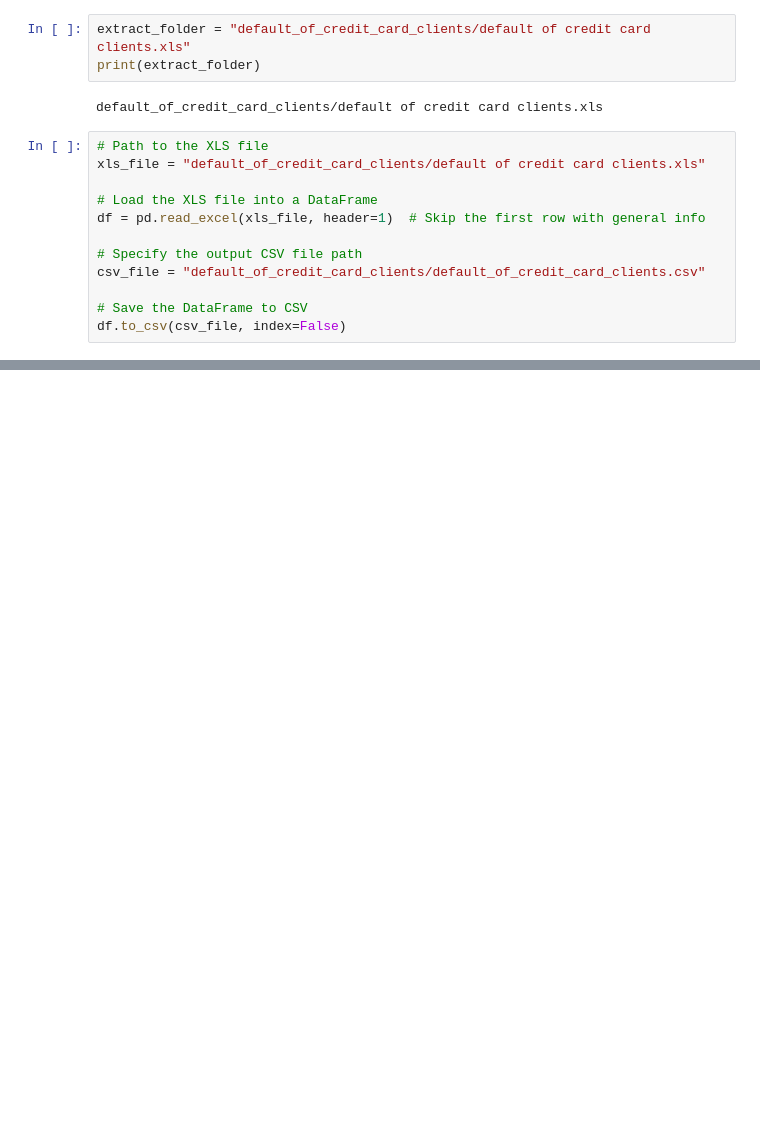
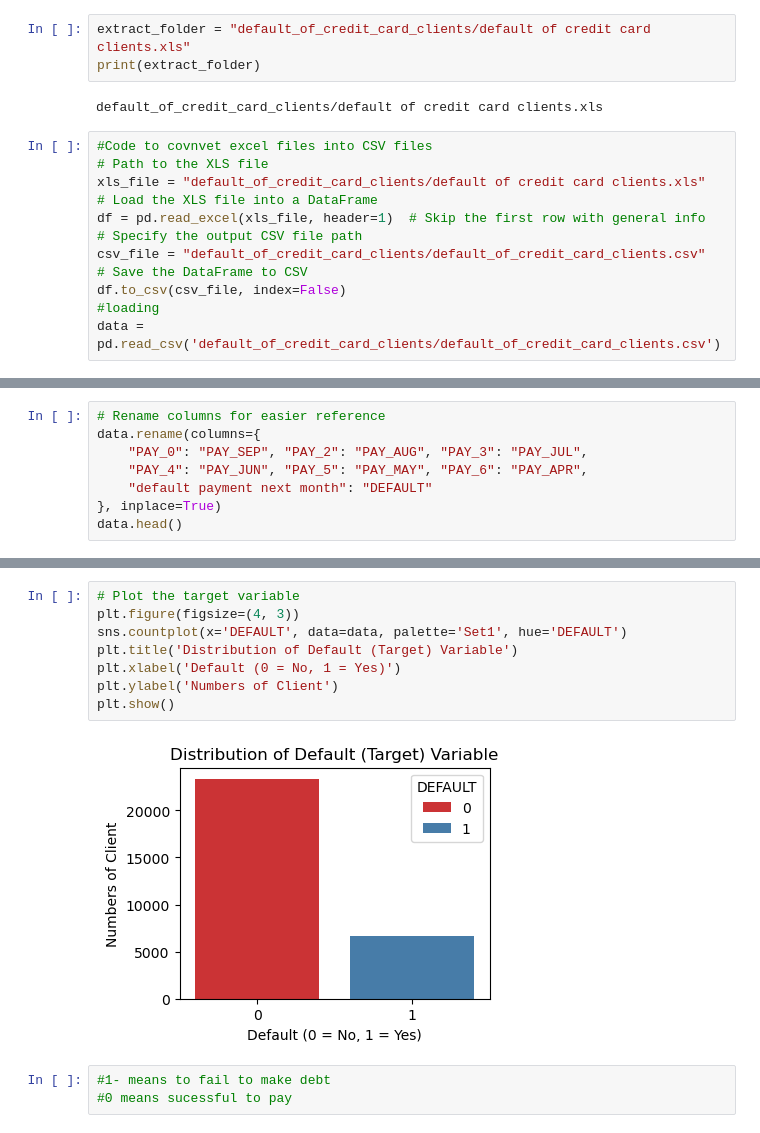
Before and after one commit to pradeepkhadka505/7072CEM-CourseWork, a Jupyter notebook: DefaultPayment_Of_ClientCreditCard_Prediction.ipynb, the cells around one changed output, grey strips where cells are left out. Saved outputs shown, nothing was run; the diff lists cells and outputs as text; blank space fills up the shorter version.

Commit message:
Exploratory Analysis and Data cleaning in Datasets

```diff
--- a/DefaultPayment_Of_ClientCreditCard_Prediction.ipynb
+++ b/DefaultPayment_Of_ClientCreditCard_Prediction.ipynb
@@ -55,14 +52,14 @@ print(extract_folder)
 # %% [output]
 default_of_credit_card_clients/default of credit card clients.xls
 # %%
+#Code to covnvet excel files into CSV files
 # Path to the XLS file
 xls_file = "default_of_credit_card_clients/default of credit card clients.xls"
-
 # Load the XLS file into a DataFrame
 df = pd.read_excel(xls_file, header=1)  # Skip the first row with general info
-
 # Specify the output CSV file path
 csv_file = "default_of_credit_card_clients/default_of_credit_card_clients.csv"
-
 # Save the DataFrame to CSV
 df.to_csv(csv_file, index=False)
+#loading
+data = pd.read_csv('default_of_credit_card_clients/default_of_credit_card_clients.csv')
@@ -103,0 +165,8 @@ df.describe
+# %%
+# Rename columns for easier reference
+data.rename(columns={
+    "PAY_0": "PAY_SEP", "PAY_2": "PAY_AUG", "PAY_3": "PAY_JUL",
+    "PAY_4": "PAY_JUN", "PAY_5": "PAY_MAY", "PAY_6": "PAY_APR",
+    "default payment next month": "DEFAULT"
+}, inplace=True)
+data.head()
@@ -103,0 +194,13 @@ df.describe
+# %%
+# Plot the target variable
+plt.figure(figsize=(4, 3))
+sns.countplot(x='DEFAULT', data=data, palette='Set1', hue='DEFAULT')
+plt.title('Distribution of Default (Target) Variable')
+plt.xlabel('Default (0 = No, 1 = Yes)')
+plt.ylabel('Numbers of Client')
+plt.show()
+# %% [output]
+[figure, added]
+# %%
+#1- means to fail to make debt
+#0 means sucessful to pay
```
Also changed, not shown: parts of 17 cells of this notebook.
